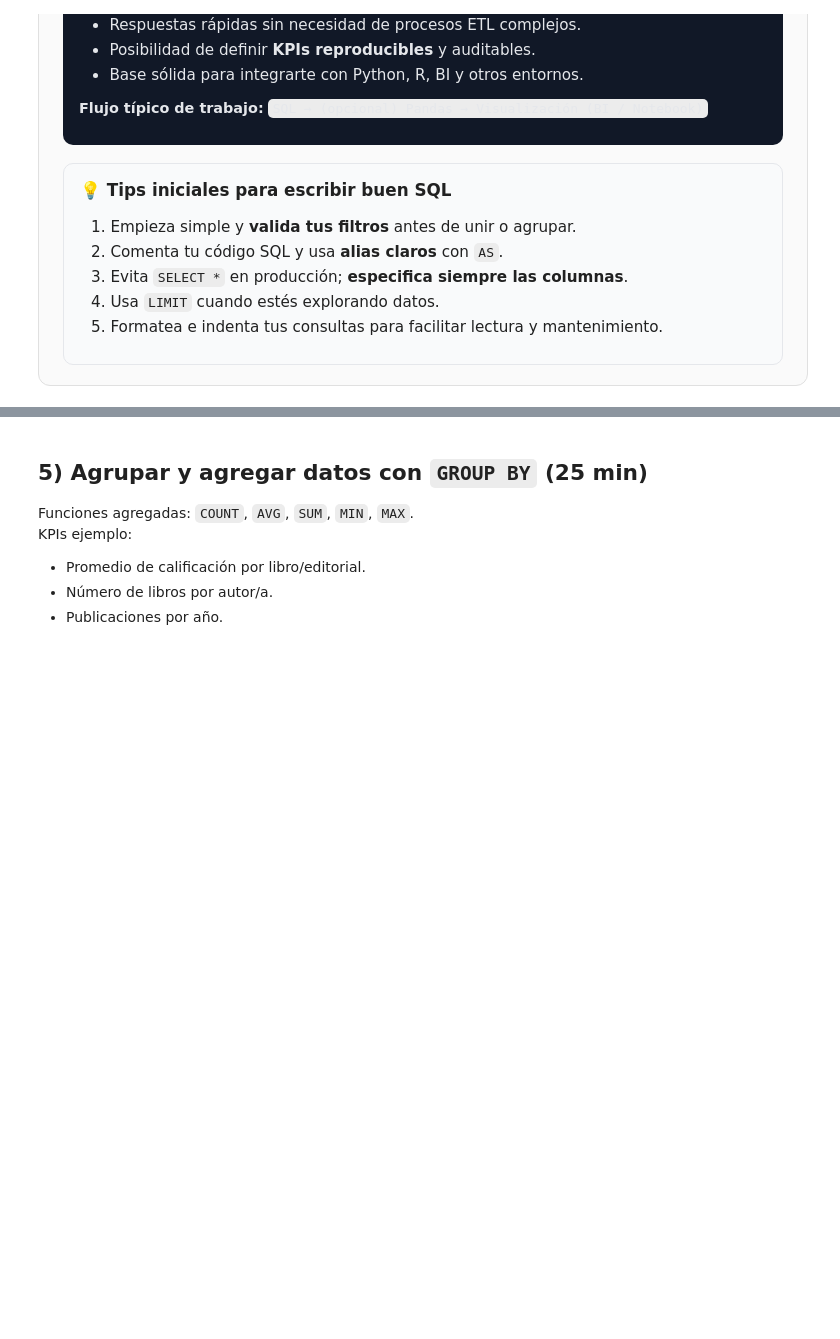
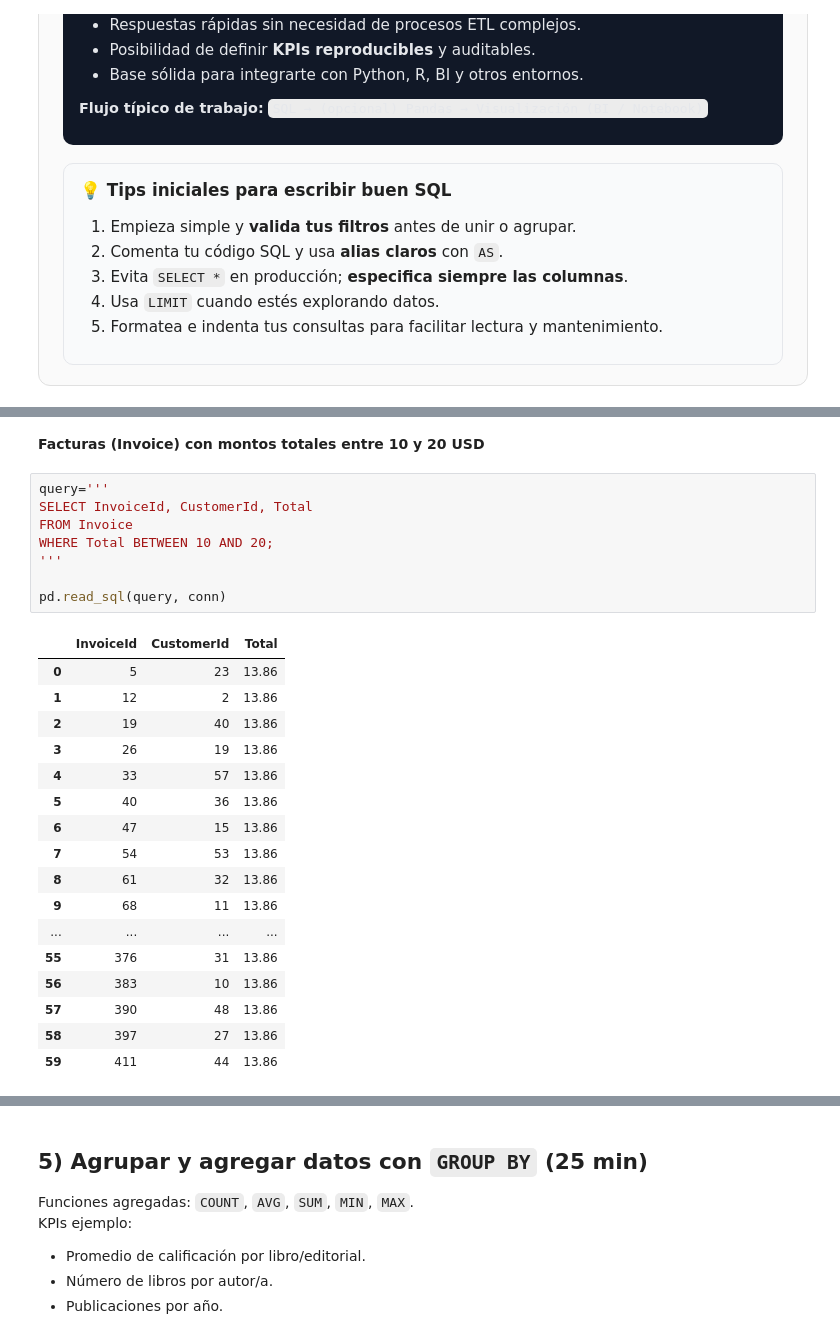
Before and after one commit to gbuvoli/DA_T8, a Jupyter notebook: Sprint3_Semana1.ipynb, the cells around one changed output, grey strips where cells are left out. Drawn from its saved outputs; the diff is of its cells as text; blank space fills up the shorter version.

```diff
--- a/Sprint3_Semana1.ipynb
+++ b/Sprint3_Semana1.ipynb
@@ -331,0 +416,28 @@ display(top_pages)
+# %% [markdown]
+**Facturas (Invoice) con montos totales entre 10 y 20 USD**
+# %%
+query='''
+SELECT InvoiceId, CustomerId, Total
+FROM Invoice
+WHERE Total BETWEEN 10 AND 20;
+'''
+
+pd.read_sql(query, conn)
+# %% [output]
+|  | InvoiceId | CustomerId | Total |
+| 0 | 5 | 23 | 13.86 |
+| 1 | 12 | 2 | 13.86 |
+| 2 | 19 | 40 | 13.86 |
+| 3 | 26 | 19 | 13.86 |
+| 4 | 33 | 57 | 13.86 |
+| 5 | 40 | 36 | 13.86 |
+| 6 | 47 | 15 | 13.86 |
+| 7 | 54 | 53 | 13.86 |
+| 8 | 61 | 32 | 13.86 |
+| 9 | 68 | 11 | 13.86 |
+| ... | ... | ... | ... |
+| 55 | 376 | 31 | 13.86 |
+| 56 | 383 | 10 | 13.86 |
+| 57 | 390 | 48 | 13.86 |
+| 58 | 397 | 27 | 13.86 |
+| 59 | 411 | 44 | 13.86 |
```
Also changed, not shown: parts of 50 cells of this notebook, 5 other files.
